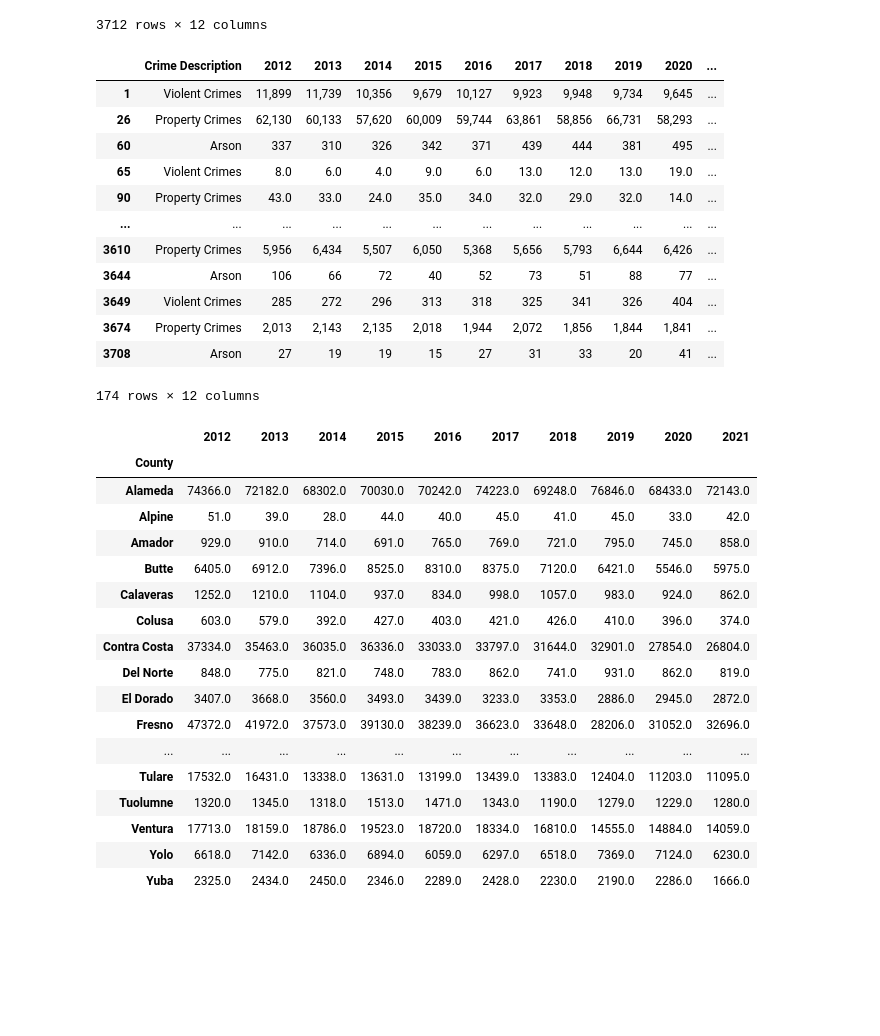
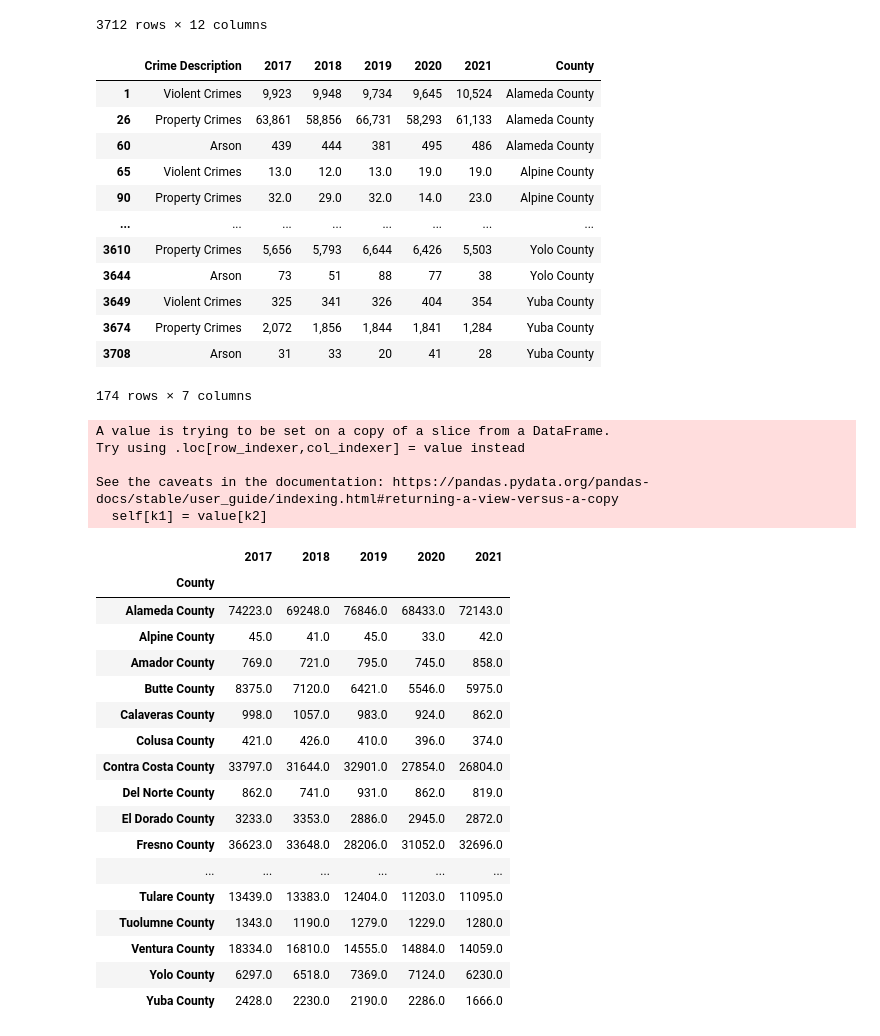
Before and after one commit to jowsik/Project1, a Jupyter notebook: crime_by_county_by_year.ipynb, the cells around one changed output. Saved outputs shown, nothing was run; the diff lists cells and outputs as text; code cells hidden in the pictures; blank space fills up the shorter version.

```diff
--- a/crime_by_county_by_year.ipynb
+++ b/crime_by_county_by_year.ipynb
@@ -46,7 +46,7 @@ C:\Users\AD05268\OneDrive - Lumen\Desktop\DataScienceBootcamp\Project\Project1
 all_crime_df = pd.concat(crime_by_county,ignore_index=True)
 
 #remove the last 7 characters (" County.csv") from the County column
-all_crime_df['County'] = all_crime_df['County'].astype(str).str[:-11].astype(str)
+all_crime_df['County'] = all_crime_df['County'].astype(str).str[:-4].astype(str)
 
 #print dataframe
 all_crime_df
@@ -67,6 +67,9 @@ all_crime_df
 # %%
 #change total Crime Description column name
 crime_df = all_crime_df.rename(columns={'\xa0':"Crime Description"})
+
+#drop 2012-2016 columns
+crime_df = crime_df.drop(['2012','2013','2014','2015','2016'],axis=1)
 
 #filter by 3 total crimes
 filtered_crime_df = crime_df.loc[(crime_df["Crime Description"]=="Violent Crimes")
@@ -74,42 +77,47 @@ filtered_crime_df = crime_df.loc[(crime_df["Crime Description"]=="Violent Crimes
                               | (crime_df["Crime Description"]=="Arson")]
 filtered_crime_df
 # %% [output]
-|  | Crime Description | 2012 | 2013 | 2014 | 2015 | 2016 | 2017 | 2018 | 2019 | 2020 | ... |
-| 1 | Violent Crimes | 11,899 | 11,739 | 10,356 | 9,679 | 10,127 | 9,923 | 9,948 | 9,734 | 9,645 | ... |
-| 26 | Property Crimes | 62,130 | 60,133 | 57,620 | 60,009 | 59,744 | 63,861 | 58,856 | 66,731 | 58,293 | ... |
-| 60 | Arson | 337 | 310 | 326 | 342 | 371 | 439 | 444 | 381 | 495 | ... |
-| 65 | Violent Crimes | 8.0 | 6.0 | 4.0 | 9.0 | 6.0 | 13.0 | 12.0 | 13.0 | 19.0 | ... |
-| 90 | Property Crimes | 43.0 | 33.0 | 24.0 | 35.0 | 34.0 | 32.0 | 29.0 | 32.0 | 14.0 | ... |
-| ... | ... | ... | ... | ... | ... | ... | ... | ... | ... | ... | ... |
-| 3610 | Property Crimes | 5,956 | 6,434 | 5,507 | 6,050 | 5,368 | 5,656 | 5,793 | 6,644 | 6,426 | ... |
-| 3644 | Arson | 106 | 66 | 72 | 40 | 52 | 73 | 51 | 88 | 77 | ... |
-| 3649 | Violent Crimes | 285 | 272 | 296 | 313 | 318 | 325 | 341 | 326 | 404 | ... |
-| 3674 | Property Crimes | 2,013 | 2,143 | 2,135 | 2,018 | 1,944 | 2,072 | 1,856 | 1,844 | 1,841 | ... |
-| 3708 | Arson | 27 | 19 | 19 | 15 | 27 | 31 | 33 | 20 | 41 | ... |
+|  | Crime Description | 2017 | 2018 | 2019 | 2020 | 2021 | County |
+| 1 | Violent Crimes | 9,923 | 9,948 | 9,734 | 9,645 | 10,524 | Alameda County |
+| 26 | Property Crimes | 63,861 | 58,856 | 66,731 | 58,293 | 61,133 | Alameda County |
+| 60 | Arson | 439 | 444 | 381 | 495 | 486 | Alameda County |
+| 65 | Violent Crimes | 13.0 | 12.0 | 13.0 | 19.0 | 19.0 | Alpine County |
+| 90 | Property Crimes | 32.0 | 29.0 | 32.0 | 14.0 | 23.0 | Alpine County |
+| ... | ... | ... | ... | ... | ... | ... | ... |
+| 3610 | Property Crimes | 5,656 | 5,793 | 6,644 | 6,426 | 5,503 | Yolo County |
+| 3644 | Arson | 73 | 51 | 88 | 77 | 38 | Yolo County |
+| 3649 | Violent Crimes | 325 | 341 | 326 | 404 | 354 | Yuba County |
+| 3674 | Property Crimes | 2,072 | 1,856 | 1,844 | 1,841 | 1,284 | Yuba County |
+| 3708 | Arson | 31 | 33 | 20 | 41 | 28 | Yuba County |
-174 rows × 12 columns
+174 rows × 7 columns
 # %%
 #calculate total crime by county by year
-filtered_crime_df[['2012','2013','2014','2015','2016','2017','2018','2019','2020','2021']] = filtered_crime_df[['2012','2013','2014','2015','2016','2017','2018','2019','2020','2021']] .replace(',', '', regex=True).astype(float)
+filtered_crime_df[['2017','2018','2019','2020','2021']] = filtered_crime_df[['2017','2018','2019','2020','2021']] .replace(',', '', regex=True).astype(float)
 
 county_crime_df = filtered_crime_df.groupby(['County']).sum()
 county_crime_df
 # %% [output]
+A value is trying to be set on a copy of a slice from a DataFrame.
+Try using .loc[row_indexer,col_indexer] = value instead
+
+See the caveats in the documentation: https://pandas.pydata.org/pandas-docs/stable/user_guide/indexing.html#returning-a-view-versus-a-copy
+  self[k1] = value[k2]
-|  | 2012 | 2013 | 2014 | 2015 | 2016 | 2017 | 2018 | 2019 | 2020 | 2021 |
-| County |  |  |  |  |  |  |  |  |  |  |
-| Alameda | 74366.0 | 72182.0 | 68302.0 | 70030.0 | 70242.0 | 74223.0 | 69248.0 | 76846.0 | 68433.0 | 72143.0 |
-| Alpine | 51.0 | 39.0 | 28.0 | 44.0 | 40.0 | 45.0 | 41.0 | 45.0 | 33.0 | 42.0 |
-| Amador | 929.0 | 910.0 | 714.0 | 691.0 | 765.0 | 769.0 | 721.0 | 795.0 | 745.0 | 858.0 |
-| Butte | 6405.0 | 6912.0 | 7396.0 | 8525.0 | 8310.0 | 8375.0 | 7120.0 | 6421.0 | 5546.0 | 5975.0 |
-| Calaveras | 1252.0 | 1210.0 | 1104.0 | 937.0 | 834.0 | 998.0 | 1057.0 | 983.0 | 924.0 | 862.0 |
-| Colusa | 603.0 | 579.0 | 392.0 | 427.0 | 403.0 | 421.0 | 426.0 | 410.0 | 396.0 | 374.0 |
-| Contra Costa | 37334.0 | 35463.0 | 36035.0 | 36336.0 | 33033.0 | 33797.0 | 31644.0 | 32901.0 | 27854.0 | 26804.0 |
-| Del Norte | 848.0 | 775.0 | 821.0 | 748.0 | 783.0 | 862.0 | 741.0 | 931.0 | 862.0 | 819.0 |
-| El Dorado | 3407.0 | 3668.0 | 3560.0 | 3493.0 | 3439.0 | 3233.0 | 3353.0 | 2886.0 | 2945.0 | 2872.0 |
-| Fresno | 47372.0 | 41972.0 | 37573.0 | 39130.0 | 38239.0 | 36623.0 | 33648.0 | 28206.0 | 31052.0 | 32696.0 |
-| ... | ... | ... | ... | ... | ... | ... | ... | ... | ... | ... |
-| Tulare | 17532.0 | 16431.0 | 13338.0 | 13631.0 | 13199.0 | 13439.0 | 13383.0 | 12404.0 | 11203.0 | 11095.0 |
-| Tuolumne | 1320.0 | 1345.0 | 1318.0 | 1513.0 | 1471.0 | 1343.0 | 1190.0 | 1279.0 | 1229.0 | 1280.0 |
-| Ventura | 17713.0 | 18159.0 | 18786.0 | 19523.0 | 18720.0 | 18334.0 | 16810.0 | 14555.0 | 14884.0 | 14059.0 |
-| Yolo | 6618.0 | 7142.0 | 6336.0 | 6894.0 | 6059.0 | 6297.0 | 6518.0 | 7369.0 | 7124.0 | 6230.0 |
-| Yuba | 2325.0 | 2434.0 | 2450.0 | 2346.0 | 2289.0 | 2428.0 | 2230.0 | 2190.0 | 2286.0 | 1666.0 |
+|  | 2017 | 2018 | 2019 | 2020 | 2021 |
+| County |  |  |  |  |  |
+| Alameda County | 74223.0 | 69248.0 | 76846.0 | 68433.0 | 72143.0 |
+| Alpine County | 45.0 | 41.0 | 45.0 | 33.0 | 42.0 |
+| Amador County | 769.0 | 721.0 | 795.0 | 745.0 | 858.0 |
+| Butte County | 8375.0 | 7120.0 | 6421.0 | 5546.0 | 5975.0 |
+| Calaveras County | 998.0 | 1057.0 | 983.0 | 924.0 | 862.0 |
+| Colusa County | 421.0 | 426.0 | 410.0 | 396.0 | 374.0 |
+| Contra Costa County | 33797.0 | 31644.0 | 32901.0 | 27854.0 | 26804.0 |
+| Del Norte County | 862.0 | 741.0 | 931.0 | 862.0 | 819.0 |
+| El Dorado County | 3233.0 | 3353.0 | 2886.0 | 2945.0 | 2872.0 |
+| Fresno County | 36623.0 | 33648.0 | 28206.0 | 31052.0 | 32696.0 |
+| ... | ... | ... | ... | ... | ... |
+| Tulare County | 13439.0 | 13383.0 | 12404.0 | 11203.0 | 11095.0 |
+| Tuolumne County | 1343.0 | 1190.0 | 1279.0 | 1229.0 | 1280.0 |
+| Ventura County | 18334.0 | 16810.0 | 14555.0 | 14884.0 | 14059.0 |
+| Yolo County | 6297.0 | 6518.0 | 7369.0 | 7124.0 | 6230.0 |
+| Yuba County | 2428.0 | 2230.0 | 2190.0 | 2286.0 | 1666.0 |
 # %%
```
Also changed, not shown: parts of 2 cells of this notebook, 2 other files.
